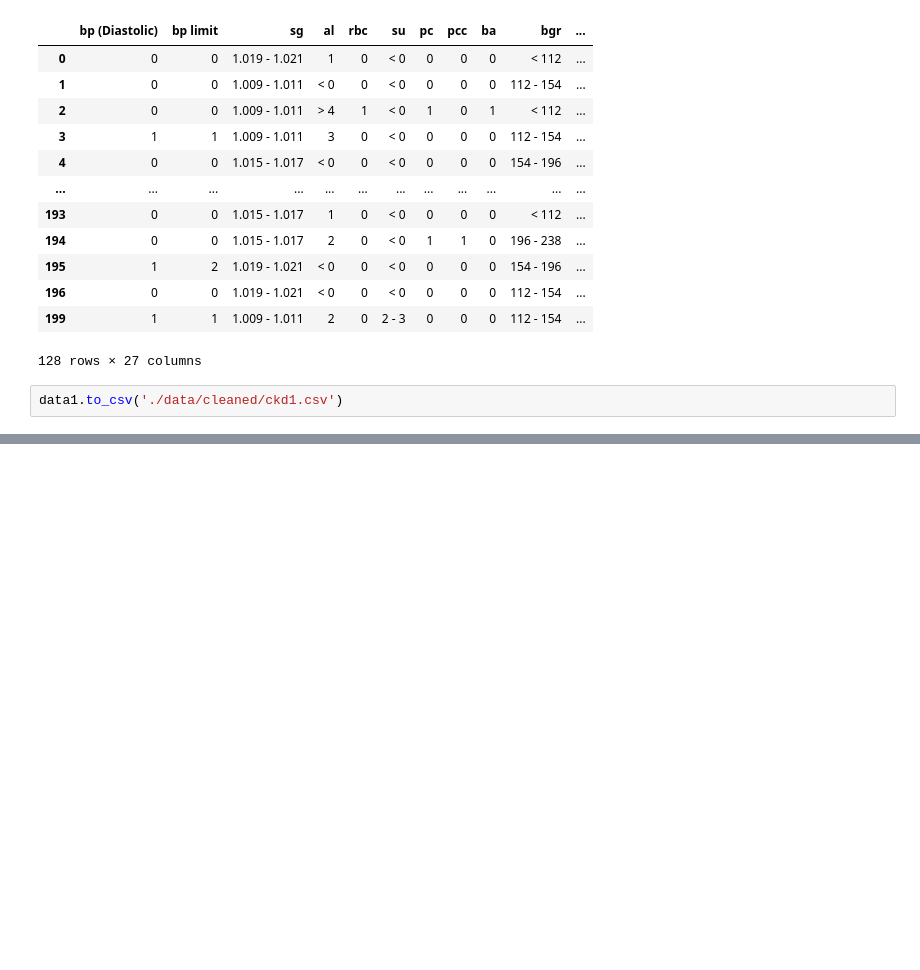
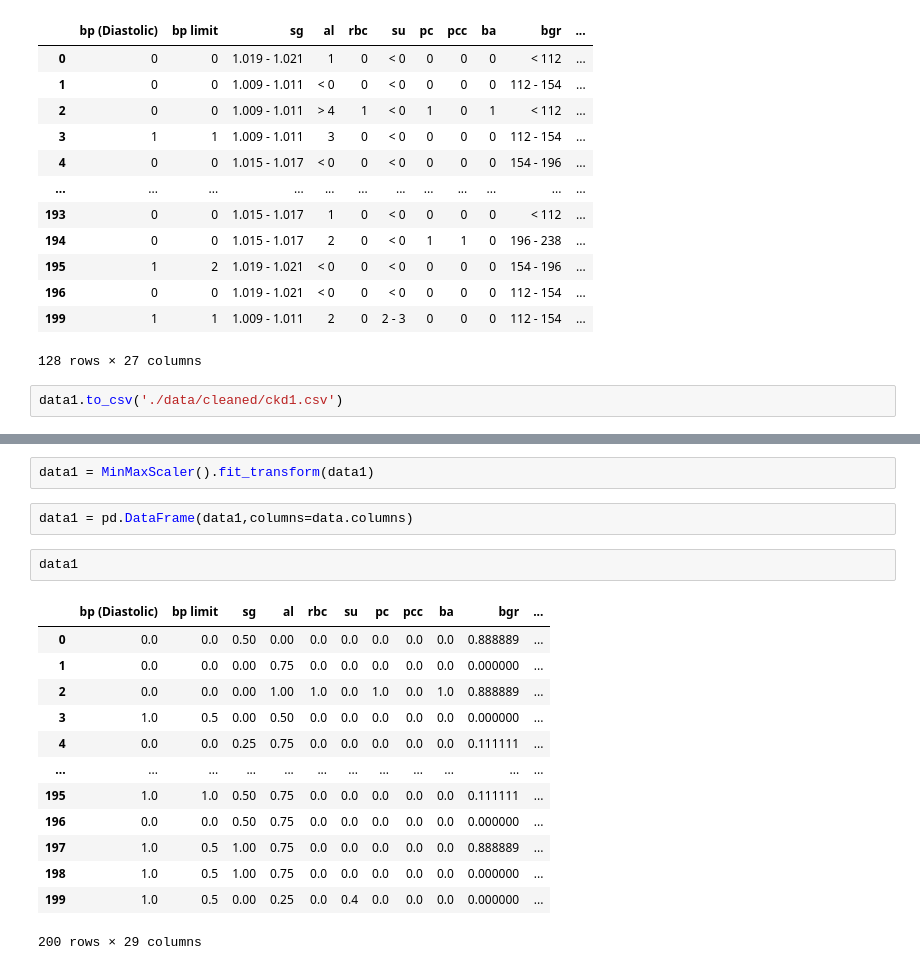
Before and after one commit to Dhin3/Chronic-Kidney-Disease-Prediction, a Jupyter notebook: notebooks/cdk1CLeaning.ipynb, the cells around one changed output, grey strips where cells are left out. Saved outputs shown, nothing was run; the diff lists cells and outputs as text; blank space fills up the shorter version.

```diff
--- a/notebooks/cdk1CLeaning.ipynb
+++ b/notebooks/cdk1CLeaning.ipynb
@@ -178,0 +334,20 @@ data1.to_csv('./data/cleaned/ckd1.csv')
+# %%
+data1 = MinMaxScaler().fit_transform(data1)
+# %%
+data1 = pd.DataFrame(data1,columns=data.columns)
+# %%
+data1
+# %% [output]
+|  | bp (Diastolic) | bp limit | sg | al | rbc | su | pc | pcc | ba | bgr | ... |
+| 0 | 0.0 | 0.0 | 0.50 | 0.00 | 0.0 | 0.0 | 0.0 | 0.0 | 0.0 | 0.888889 | ... |
+| 1 | 0.0 | 0.0 | 0.00 | 0.75 | 0.0 | 0.0 | 0.0 | 0.0 | 0.0 | 0.000000 | ... |
+| 2 | 0.0 | 0.0 | 0.00 | 1.00 | 1.0 | 0.0 | 1.0 | 0.0 | 1.0 | 0.888889 | ... |
+| 3 | 1.0 | 0.5 | 0.00 | 0.50 | 0.0 | 0.0 | 0.0 | 0.0 | 0.0 | 0.000000 | ... |
+| 4 | 0.0 | 0.0 | 0.25 | 0.75 | 0.0 | 0.0 | 0.0 | 0.0 | 0.0 | 0.111111 | ... |
+| ... | ... | ... | ... | ... | ... | ... | ... | ... | ... | ... | ... |
+| 195 | 1.0 | 1.0 | 0.50 | 0.75 | 0.0 | 0.0 | 0.0 | 0.0 | 0.0 | 0.111111 | ... |
+| 196 | 0.0 | 0.0 | 0.50 | 0.75 | 0.0 | 0.0 | 0.0 | 0.0 | 0.0 | 0.000000 | ... |
+| 197 | 1.0 | 0.5 | 1.00 | 0.75 | 0.0 | 0.0 | 0.0 | 0.0 | 0.0 | 0.888889 | ... |
+| 198 | 1.0 | 0.5 | 1.00 | 0.75 | 0.0 | 0.0 | 0.0 | 0.0 | 0.0 | 0.000000 | ... |
+| 199 | 1.0 | 0.5 | 0.00 | 0.25 | 0.0 | 0.4 | 0.0 | 0.0 | 0.0 | 0.000000 | ... |
+200 rows × 29 columns
```
Also changed, not shown: parts of 17 cells of this notebook.
